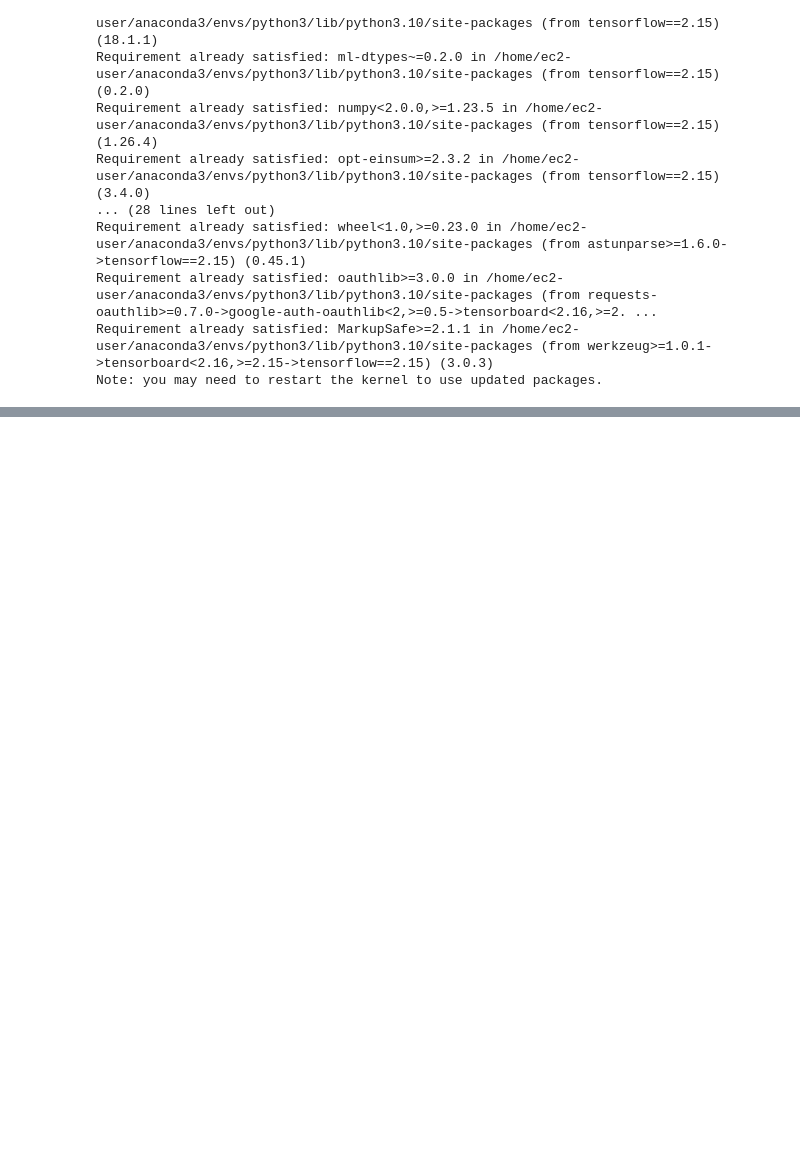
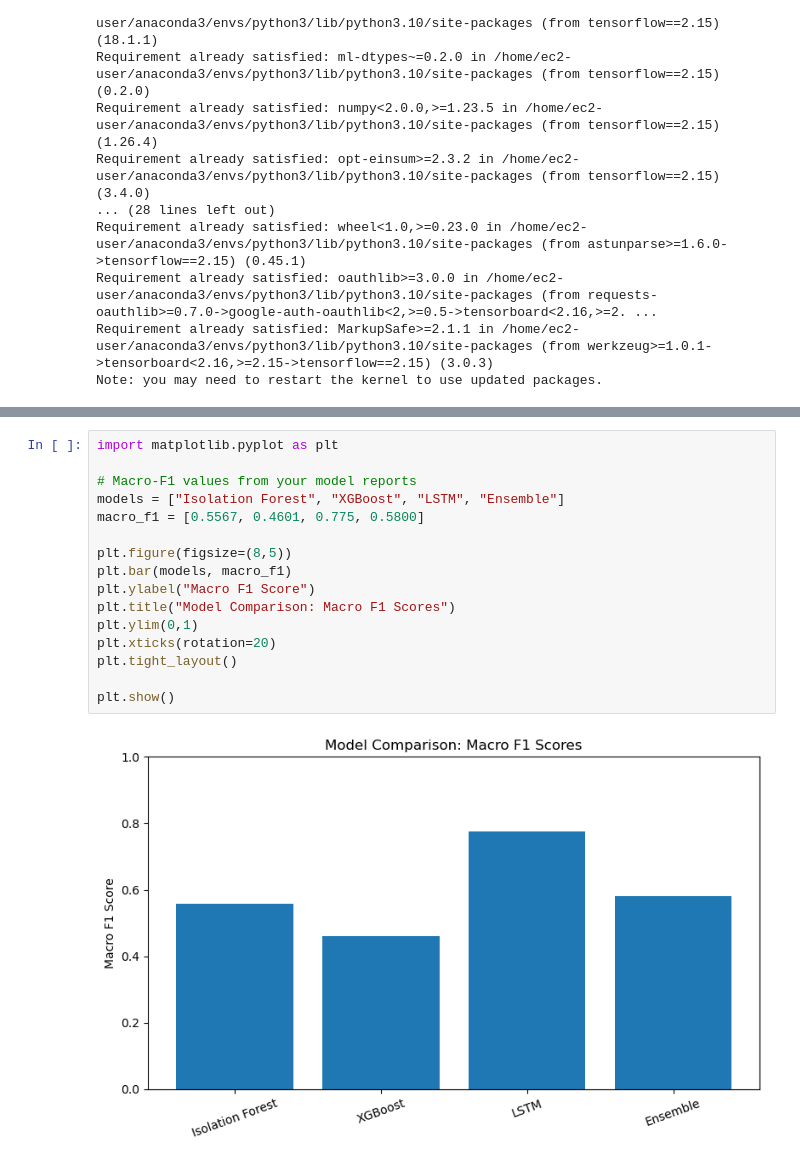
Before and after one commit to rokorlahalli/research-project-23303395, a Jupyter notebook: model-training/ensemble-inference.ipynb, the cells around one changed output, grey strips where cells are left out. Drawn from its saved outputs; the diff is of its cells as text; blank space fills up the shorter version.

Commit message:
Added the model training files

```diff
--- a/model-training/ensemble-inference.ipynb
+++ b/model-training/ensemble-inference.ipynb
@@ -116,0 +134,18 @@ To enable the following instructions: AVX2 AVX512F FMA, in other operations, reb
+# %%
+import matplotlib.pyplot as plt
+
+# Macro-F1 values from your model reports
+models = ["Isolation Forest", "XGBoost", "LSTM", "Ensemble"]
+macro_f1 = [0.5567, 0.4601, 0.775, 0.5800]
+
+plt.figure(figsize=(8,5))
+plt.bar(models, macro_f1)
+plt.ylabel("Macro F1 Score")
+plt.title("Model Comparison: Macro F1 Scores")
+plt.ylim(0,1)
+plt.xticks(rotation=20)
+plt.tight_layout()
+
+plt.show()
+# %% [output]
+[figure, added]
```
Also changed, not shown: parts of 1 cell of this notebook.
